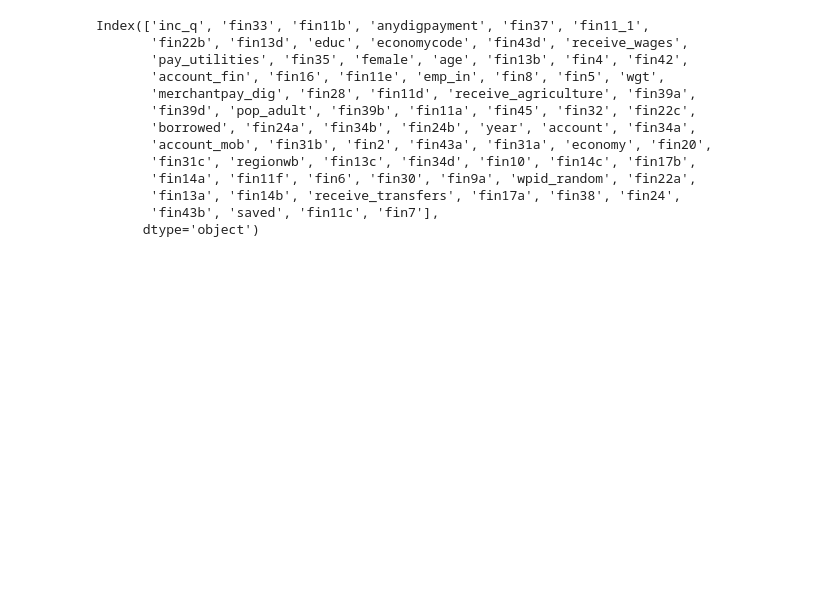
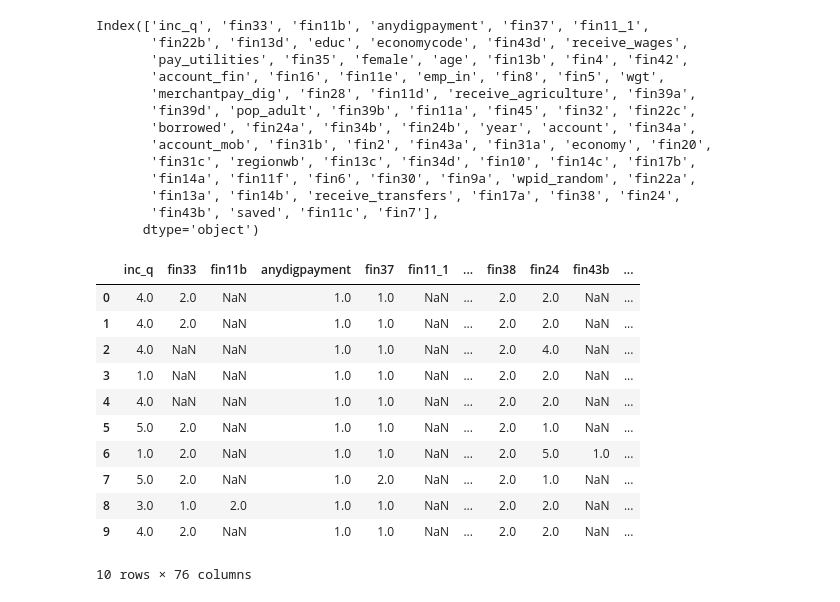
Before and after one commit to ArslanAmanov/Finance, a Jupyter notebook: QuantAnalyses/QME_term_project/EDA.ipynb, the cells around one changed output. Saved outputs shown, nothing was run; the diff lists cells and outputs as text; code cells hidden in the pictures; blank space fills up the shorter version.

```diff
--- a/QuantAnalyses/QME_term_project/EDA.ipynb
+++ b/QuantAnalyses/QME_term_project/EDA.ipynb
@@ -120,3 +120,18 @@ Index(['inc_q', 'fin33', 'fin11b', 'anydigpayment', 'fin37', 'fin11_1',
        'fin13a', 'fin14b', 'receive_transfers', 'fin17a', 'fin38', 'fin24',
        'fin43b', 'saved', 'fin11c', 'fin7'],
       dtype='object')
+# %%
+df_common.head(10)
+# %% [output]
+|  | inc_q | fin33 | fin11b | anydigpayment | fin37 | fin11_1 | ... | fin38 | fin24 | fin43b | ... |
+| 0 | 4.0 | 2.0 | NaN | 1.0 | 1.0 | NaN | ... | 2.0 | 2.0 | NaN | ... |
+| 1 | 4.0 | 2.0 | NaN | 1.0 | 1.0 | NaN | ... | 2.0 | 2.0 | NaN | ... |
+| 2 | 4.0 | NaN | NaN | 1.0 | 1.0 | NaN | ... | 2.0 | 4.0 | NaN | ... |
+| 3 | 1.0 | NaN | NaN | 1.0 | 1.0 | NaN | ... | 2.0 | 2.0 | NaN | ... |
+| 4 | 4.0 | NaN | NaN | 1.0 | 1.0 | NaN | ... | 2.0 | 2.0 | NaN | ... |
+| 5 | 5.0 | 2.0 | NaN | 1.0 | 1.0 | NaN | ... | 2.0 | 1.0 | NaN | ... |
+| 6 | 1.0 | 2.0 | NaN | 1.0 | 1.0 | NaN | ... | 2.0 | 5.0 | 1.0 | ... |
+| 7 | 5.0 | 2.0 | NaN | 1.0 | 2.0 | NaN | ... | 2.0 | 1.0 | NaN | ... |
+| 8 | 3.0 | 1.0 | 2.0 | 1.0 | 1.0 | NaN | ... | 2.0 | 2.0 | NaN | ... |
+| 9 | 4.0 | 2.0 | NaN | 1.0 | 1.0 | NaN | ... | 2.0 | 2.0 | NaN | ... |
+10 rows × 76 columns
```
Also changed, not shown: parts of 1 cell of this notebook.
